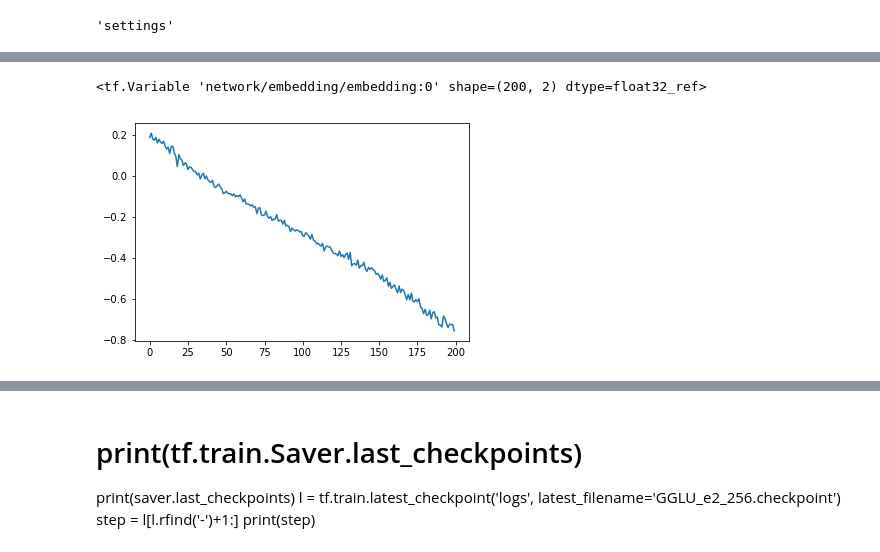
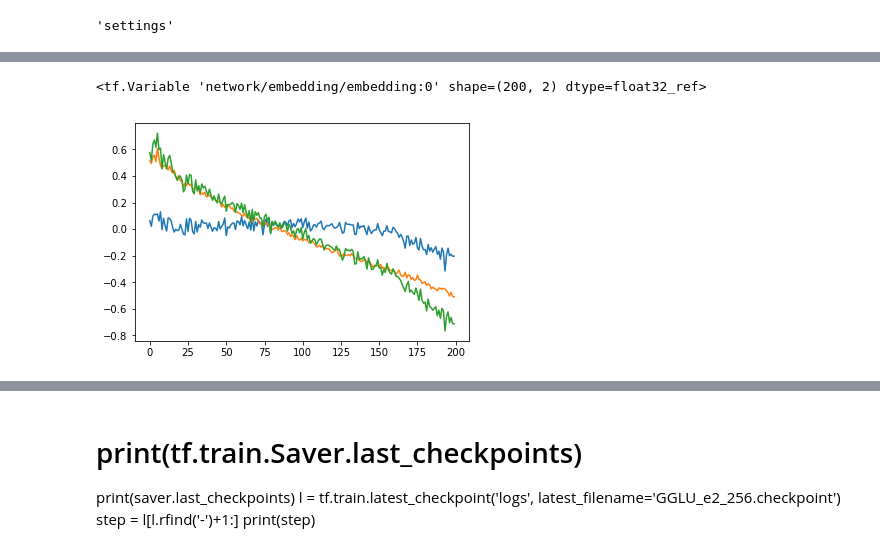
Before and after one commit to Becktor/FlowFairy, a Jupyter notebook: examples/sine_fix/JBBNotebook.ipynb, the cells around one changed output, grey strips where cells are left out. Drawn from its saved outputs; the diff is of its cells as text; code cells hidden in the pictures.

```diff
--- a/examples/sine_fix/JBBNotebook.ipynb
+++ b/examples/sine_fix/JBBNotebook.ipynb
@@ -67,11 +67,13 @@ for i, v in enumerate(coll):
 # %%
 embedding = coll[16]
 print(embedding)
+plt.plot(embedding.eval()[:,0])
 plt.plot(embedding.eval()[:,1])
+plt.plot(embedding.eval().sum(1))
 plt.show()
 # %% [output]
 <tf.Variable 'network/embedding/embedding:0' shape=(200, 2) dtype=float32_ref>
-[figure, old version]
+[figure, new version]
 # %%
 def classify(val):
     val = (val-np.min(val))/(np.max(val)-np.min(val))
```
Also changed, not shown: parts of 7 cells of this notebook, 7 other files.
